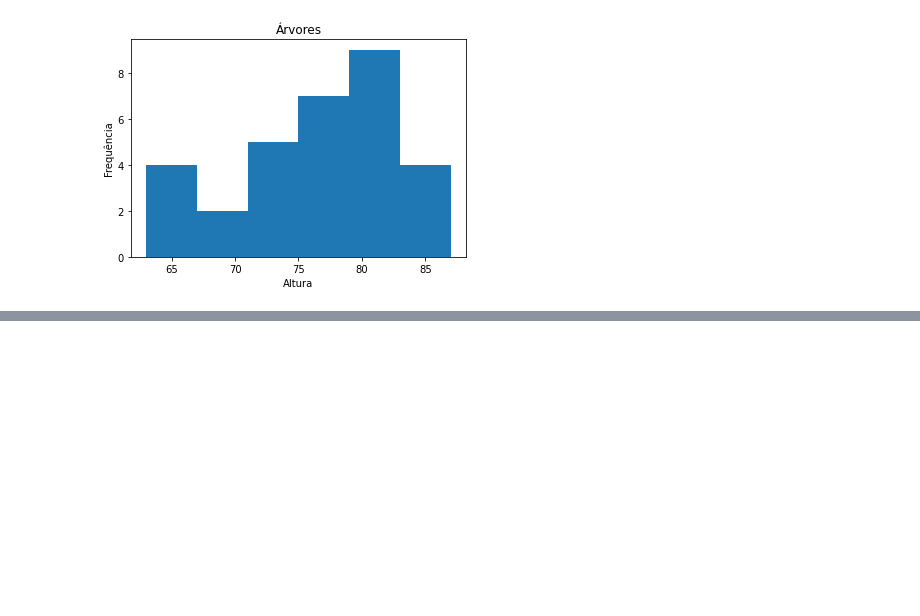
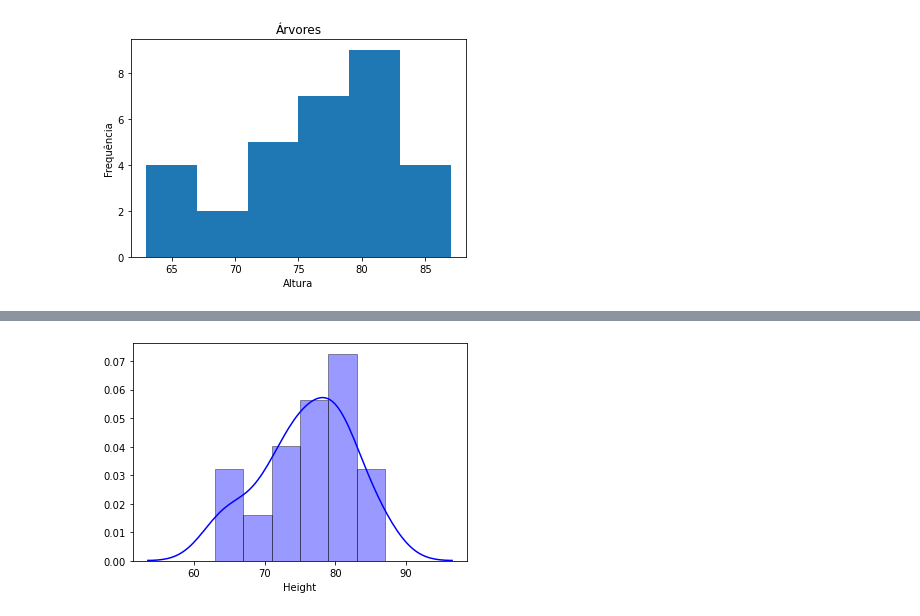
Before and after one commit to emariot/Tratamento_Dados_R_Python, a Jupyter notebook: Python/Gráficos.ipynb, the cells around one changed output, grey strips where cells are left out. Cells and saved outputs as stored; diff of their text form; code cells hidden in the pictures; blank space fills up the shorter version.

```diff
--- a/Python/Gráficos.ipynb
+++ b/Python/Gráficos.ipynb
@@ -36,0 +63,10 @@ plt.xlabel('Altura');
+# %%
+sns.distplot(data.iloc[:,1],
+             hist=True,
+             kde=True,
+             bins=6,
+             color='blue',
+             hist_kws=({'edgecolor': 'black'})
+             );
+# %% [output]
+[figure, added]
```
Also changed, not shown: parts of 14 cells of this notebook.
